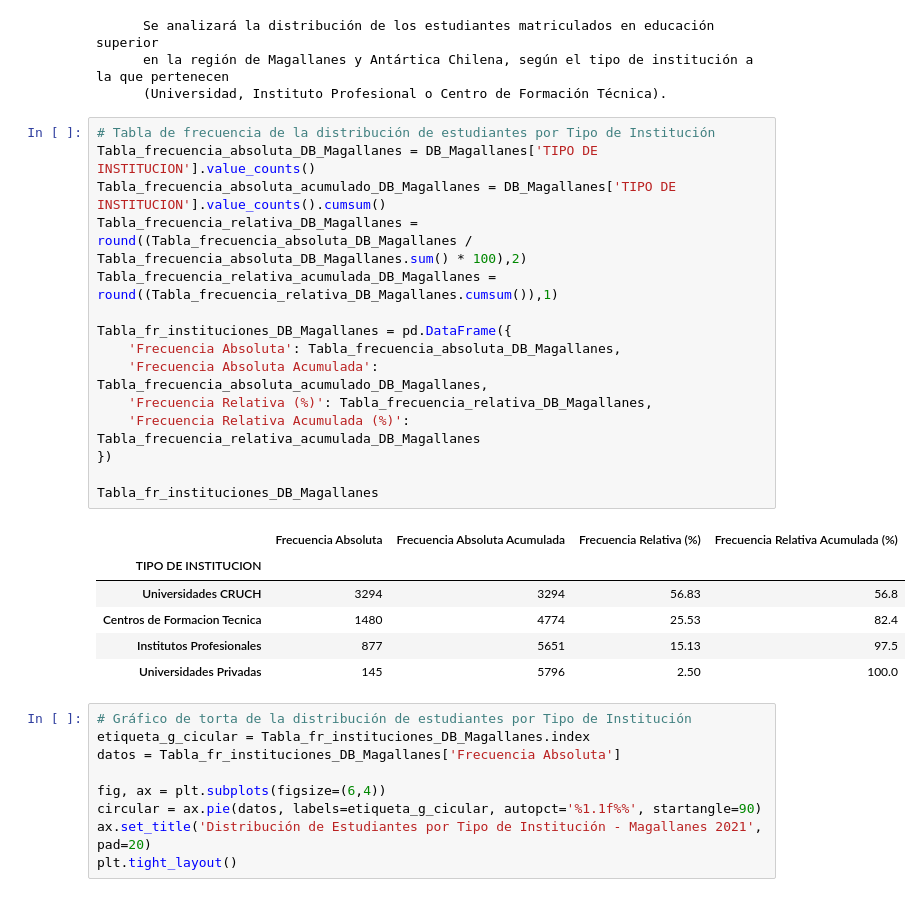
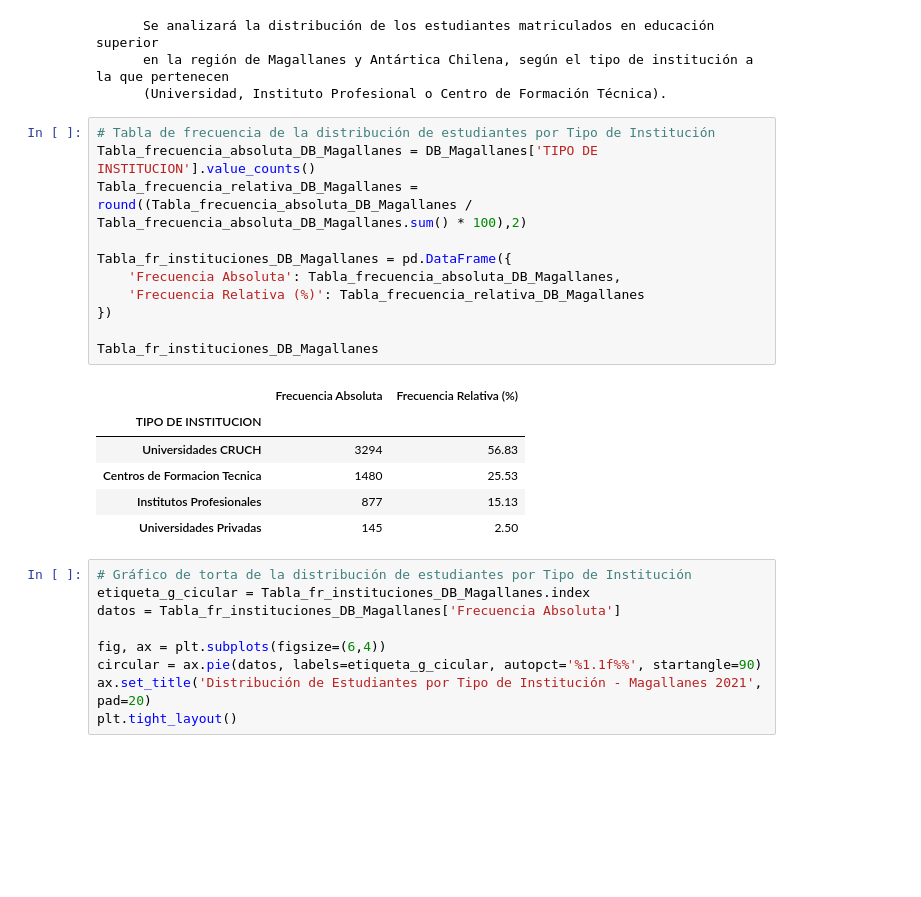
Before and after one commit to KenzoDev1/Estadistica, a Jupyter notebook: Trabajo practico/Hoja-De-Respuestas.ipynb, the cells around one changed output. Saved outputs shown, nothing was run; the diff lists cells and outputs as text; blank space fills up the shorter version.

```diff
--- a/Trabajo practico/Hoja-De-Respuestas.ipynb
+++ b/Trabajo practico/Hoja-De-Respuestas.ipynb
@@ -25,25 +25,21 @@ print("""
 # %%
 # Tabla de frecuencia de la distribución de estudiantes por Tipo de Institución
 Tabla_frecuencia_absoluta_DB_Magallanes = DB_Magallanes['TIPO DE INSTITUCION'].value_counts()
-Tabla_frecuencia_absoluta_acumulado_DB_Magallanes = DB_Magallanes['TIPO DE INSTITUCION'].value_counts().cumsum()
 Tabla_frecuencia_relativa_DB_Magallanes = round((Tabla_frecuencia_absoluta_DB_Magallanes / Tabla_frecuencia_absoluta_DB_Magallanes.sum() * 100),2)
-Tabla_frecuencia_relativa_acumulada_DB_Magallanes = round((Tabla_frecuencia_relativa_DB_Magallanes.cumsum()),1)
 
 Tabla_fr_instituciones_DB_Magallanes = pd.DataFrame({
     'Frecuencia Absoluta': Tabla_frecuencia_absoluta_DB_Magallanes,
-    'Frecuencia Absoluta Acumulada': Tabla_frecuencia_absoluta_acumulado_DB_Magallanes,
-    'Frecuencia Relativa (%)': Tabla_frecuencia_relativa_DB_Magallanes,
-    'Frecuencia Relativa Acumulada (%)': Tabla_frecuencia_relativa_acumulada_DB_Magallanes
+    'Frecuencia Relativa (%)': Tabla_frecuencia_relativa_DB_Magallanes
 })
 
 Tabla_fr_instituciones_DB_Magallanes
 # %% [output]
-|  | Frecuencia Absoluta | Frecuencia Absoluta Acumulada | Frecuencia Relativa (%) | Frecuencia Relativa Acumulada (%) |
-| TIPO DE INSTITUCION |  |  |  |  |
-| Universidades CRUCH | 3294 | 3294 | 56.83 | 56.8 |
-| Centros de Formacion Tecnica | 1480 | 4774 | 25.53 | 82.4 |
-| Institutos Profesionales | 877 | 5651 | 15.13 | 97.5 |
-| Universidades Privadas | 145 | 5796 | 2.50 | 100.0 |
+|  | Frecuencia Absoluta | Frecuencia Relativa (%) |
+| TIPO DE INSTITUCION |  |  |
+| Universidades CRUCH | 3294 | 56.83 |
+| Centros de Formacion Tecnica | 1480 | 25.53 |
+| Institutos Profesionales | 877 | 15.13 |
+| Universidades Privadas | 145 | 2.50 |
 # %%
 # Gráfico de torta de la distribución de estudiantes por Tipo de Institución
 etiqueta_g_cicular = Tabla_fr_instituciones_DB_Magallanes.index
```
Also changed, not shown: parts of 4 cells of this notebook.
